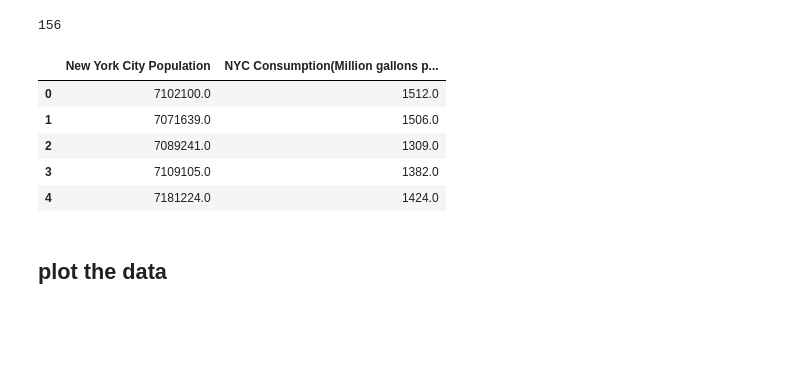
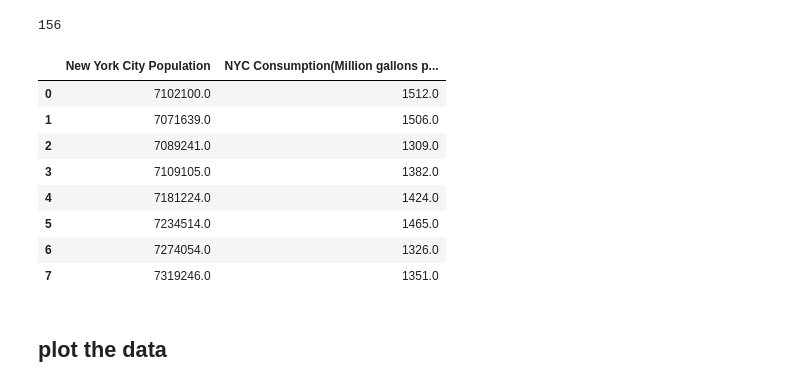
Before and after one commit to ShellyYoon/PUI2018_hl3282, a Jupyter notebook: HW2_hl3282/Assignment2_hl3282.ipynb, the cells around one changed output. Cells and saved outputs as stored; diff of their text form; code cells hidden in the pictures; blank space fills up the shorter version.

```diff
--- a/HW2_hl3282/Assignment2_hl3282.ipynb
+++ b/HW2_hl3282/Assignment2_hl3282.ipynb
@@ -96,14 +90,17 @@ WCINYC.size
 #select 2 columns only for plotting
 WCINYC_2c=WCINYC[['New York City Population', 'NYC Consumption(Million gallons per day)']]
 # %%
-WCINYC_2c.head()
+WCINYC_2c.head(8)
 # %% [output]
 |  | New York City Population | NYC Consumption(Million gallons p... |
 | 0 | 7102100.0 | 1512.0 |
 | 1 | 7071639.0 | 1506.0 |
 | 2 | 7089241.0 | 1309.0 |
 | 3 | 7109105.0 | 1382.0 |
 | 4 | 7181224.0 | 1424.0 |
+| 5 | 7234514.0 | 1465.0 |
+| 6 | 7274054.0 | 1326.0 |
+| 7 | 7319246.0 | 1351.0 |
 # %% [markdown]
 ## plot the data
 # %%
```
Also changed, not shown: parts of 5 cells of this notebook.
